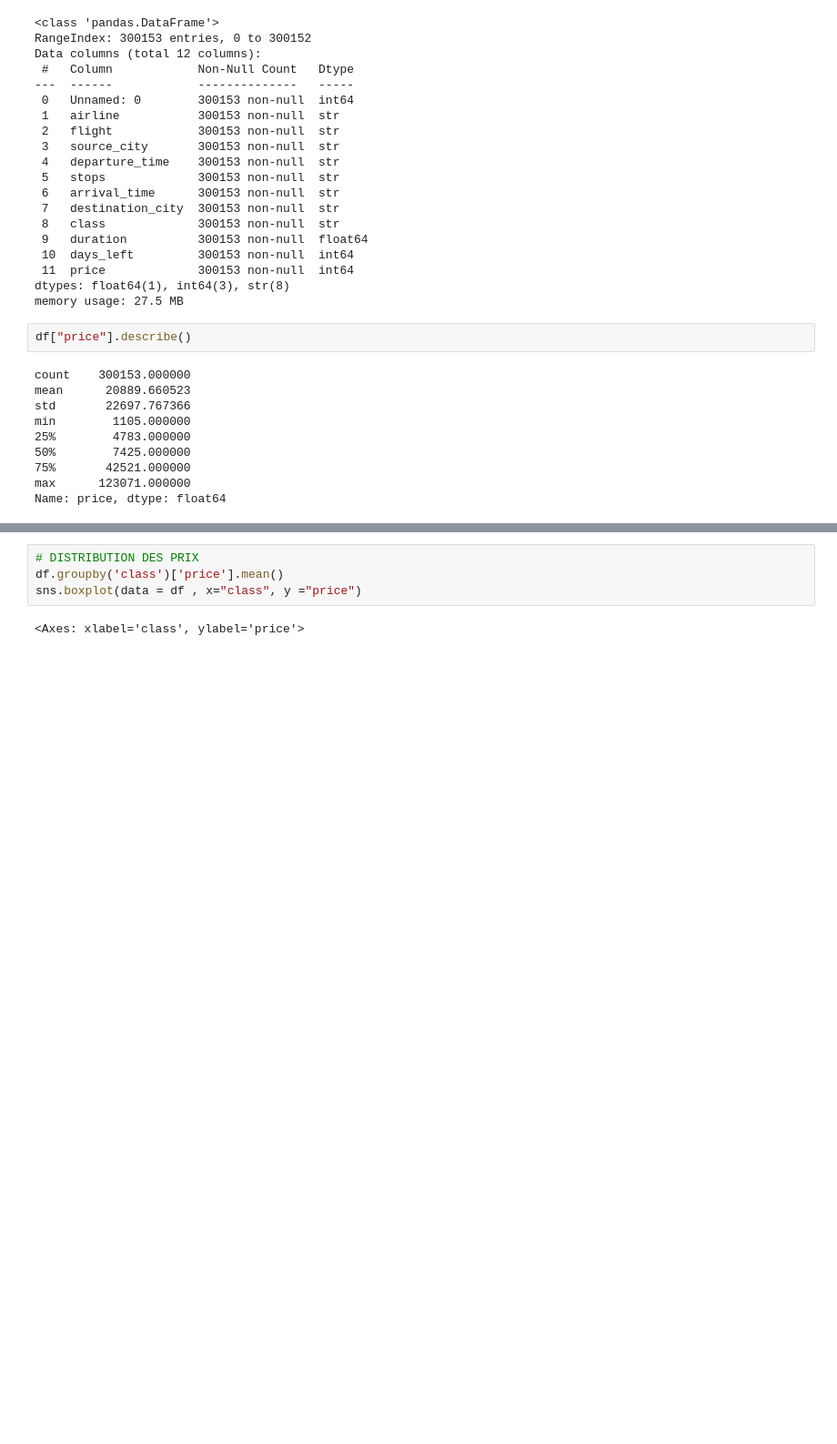
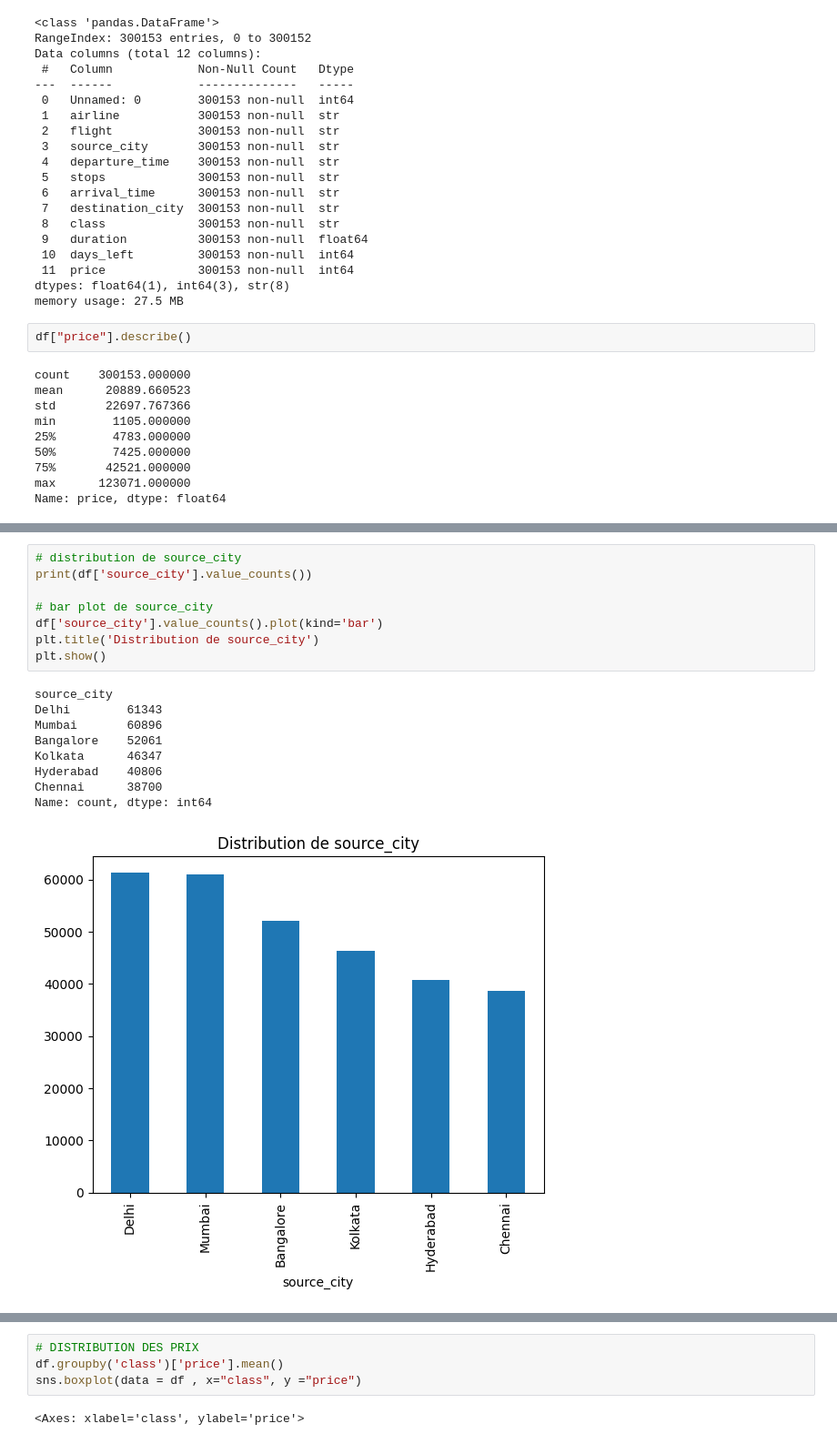
Before and after one commit to Data-Analysis-Hub/Machine-Learning-Flight-ticket-prices-prediction, a Jupyter notebook: tasks.ipynb, the cells around one changed output, grey strips where cells are left out. Shown at 91% size. Drawn from its saved outputs; the diff is of its cells as text; blank space fills up the shorter version.

```diff
--- a/tasks.ipynb
+++ b/tasks.ipynb
@@ -118,0 +139,18 @@ sns.displot(data= df , x= "price")
+# %%
+# distribution de source_city
+print(df['source_city'].value_counts())
+
+# bar plot de source_city
+df['source_city'].value_counts().plot(kind='bar')
+plt.title('Distribution de source_city')
+plt.show()
+# %% [output]
+source_city
+Delhi        61343
+Mumbai       60896
+Bangalore    52061
+Kolkata      46347
+Hyderabad    40806
+Chennai      38700
+Name: count, dtype: int64
+[figure, added]
```
Also changed, not shown: parts of 11 cells of this notebook.
